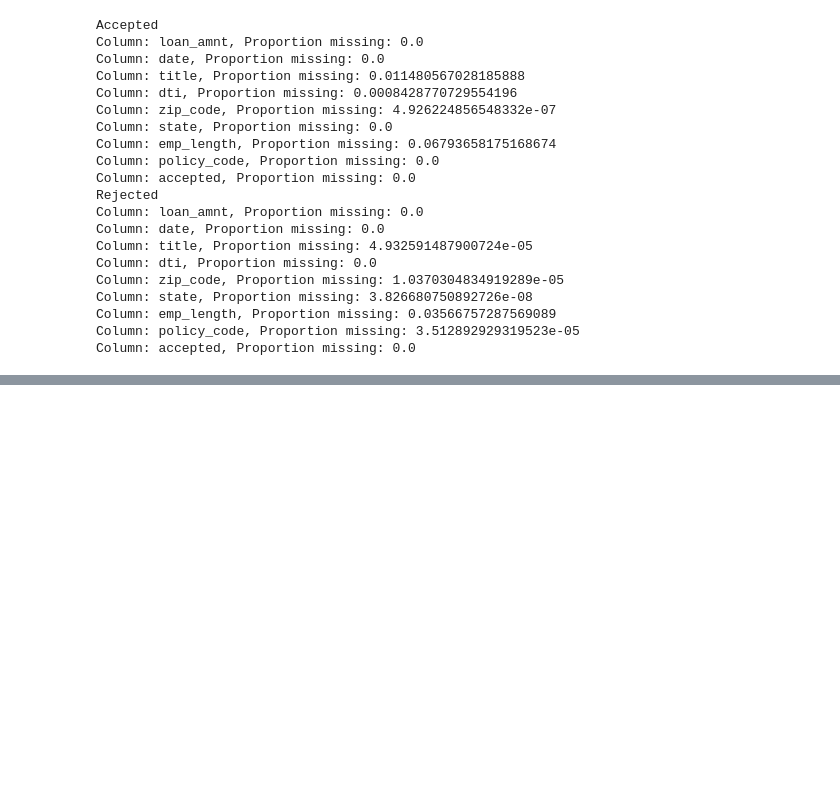
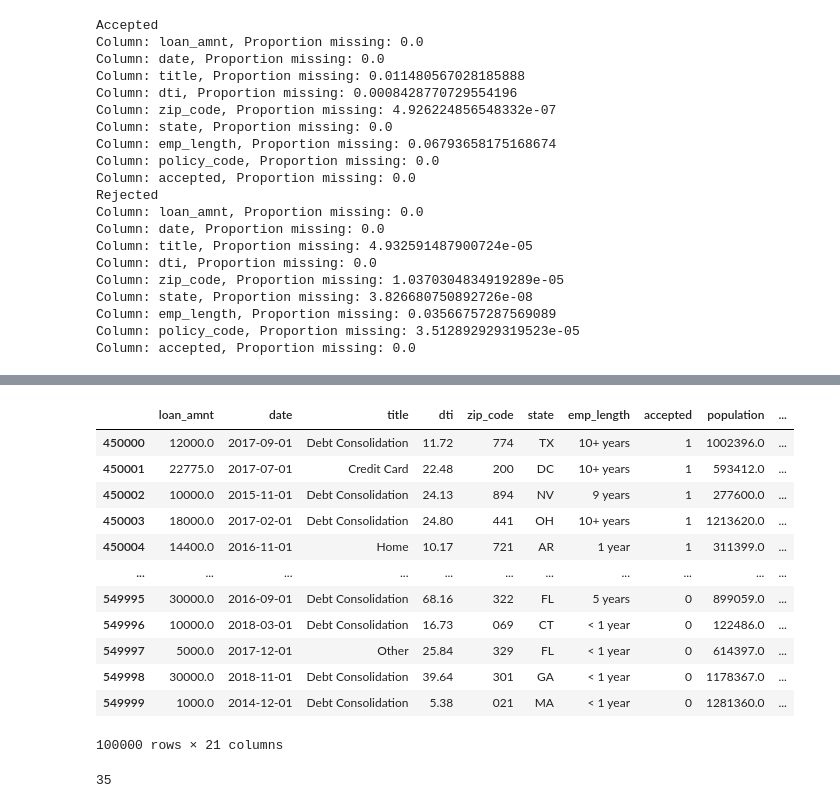
Before and after one commit to jeremylee73/citadel-summer-invitational, a Jupyter notebook: stephen-glm.ipynb, the cells around one changed output, grey strips where cells are left out. Cells and saved outputs as stored; diff of their text form; code cells hidden in the pictures; blank space fills up the shorter version.

```diff
--- a/stephen-glm.ipynb
+++ b/stephen-glm.ipynb
@@ -465,0 +646,22 @@ NameError: name 'zip2state' is not defined
+# %%
+subset
+# %% [output]
+|  | loan_amnt | date | title | dti | zip_code | state | emp_length | accepted | population | ... |
+| 450000 | 12000.0 | 2017-09-01 | Debt Consolidation | 11.72 | 774 | TX | 10+ years | 1 | 1002396.0 | ... |
+| 450001 | 22775.0 | 2017-07-01 | Credit Card | 22.48 | 200 | DC | 10+ years | 1 | 593412.0 | ... |
+| 450002 | 10000.0 | 2015-11-01 | Debt Consolidation | 24.13 | 894 | NV | 9 years | 1 | 277600.0 | ... |
+| 450003 | 18000.0 | 2017-02-01 | Debt Consolidation | 24.80 | 441 | OH | 10+ years | 1 | 1213620.0 | ... |
+| 450004 | 14400.0 | 2016-11-01 | Home | 10.17 | 721 | AR | 1 year | 1 | 311399.0 | ... |
+| ... | ... | ... | ... | ... | ... | ... | ... | ... | ... | ... |
+| 549995 | 30000.0 | 2016-09-01 | Debt Consolidation | 68.16 | 322 | FL | 5 years | 0 | 899059.0 | ... |
+| 549996 | 10000.0 | 2018-03-01 | Debt Consolidation | 16.73 | 069 | CT | < 1 year | 0 | 122486.0 | ... |
+| 549997 | 5000.0 | 2017-12-01 | Other | 25.84 | 329 | FL | < 1 year | 0 | 614397.0 | ... |
+| 549998 | 30000.0 | 2018-11-01 | Debt Consolidation | 39.64 | 301 | GA | < 1 year | 0 | 1178367.0 | ... |
+| 549999 | 1000.0 | 2014-12-01 | Debt Consolidation | 5.38 | 021 | MA | < 1 year | 0 | 1281360.0 | ... |
+100000 rows × 21 columns
+# %%
+# Graphing
+mycoordslist = [list(x.exterior.coords) for x in zip2data["423"]['polygon'].geoms]
+# zip2data["423"]['polygon']
+# %% [output]
+35
```
Also changed, not shown: parts of 21 cells of this notebook, 1 other file.
